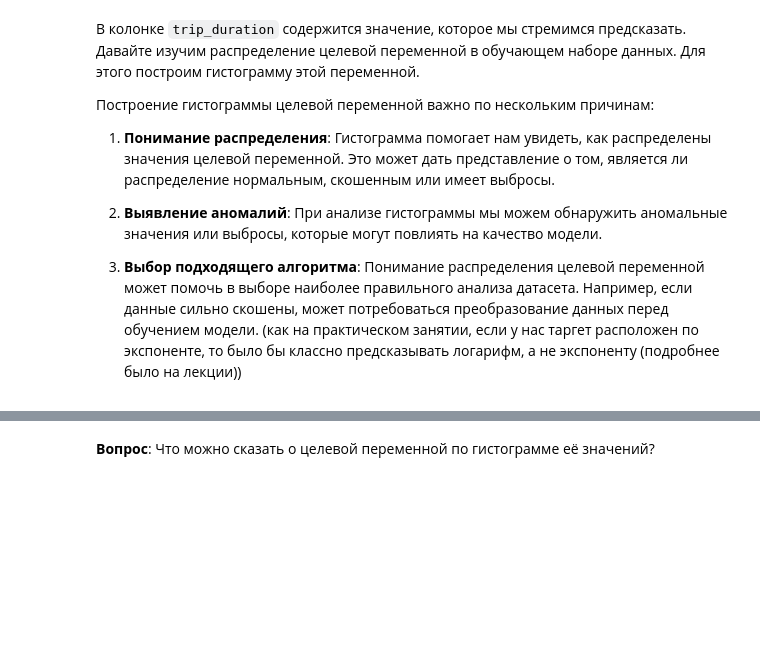
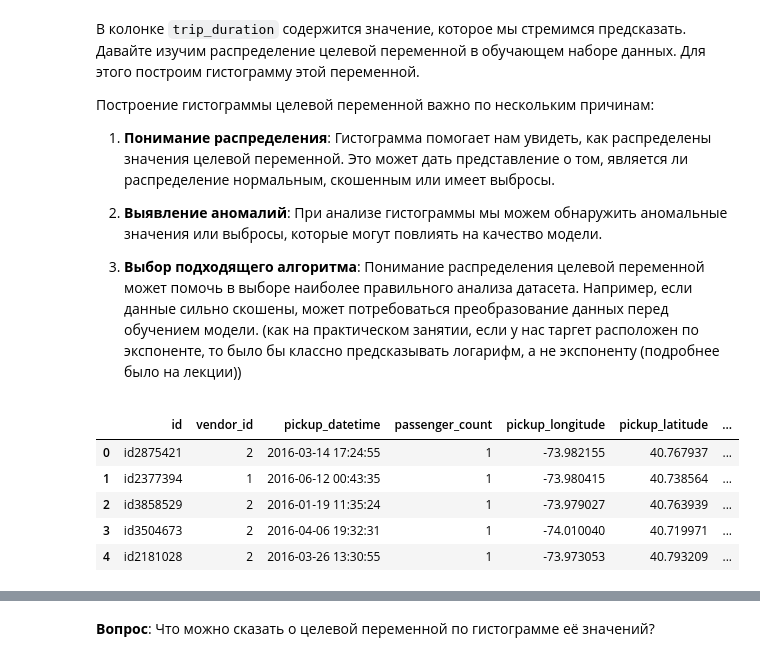
Before and after one commit to diwwae/MatModSchool, a Jupyter notebook: Мат_мод_Учебный_кейс_ipynb.ipynb, the cells around one changed output, grey strips where cells are left out. Cells and saved outputs as stored; diff of their text form; code cells hidden in the pictures; blank space fills up the shorter version.

```diff
--- a/Мат_мод_Учебный_кейс_ipynb.ipynb
+++ b/Мат_мод_Учебный_кейс_ipynb.ipynb
@@ -48,5 +50,14 @@ train_data = train_data.drop(columns=["pickup_datetime"])
 2. **Выявление аномалий**: При анализе гистограммы мы можем обнаружить аномальные значения или выбросы, которые могут повлиять на качество модели.
 
 3. **Выбор подходящего алгоритма**: Понимание распределения целевой переменной может помочь в выборе наиболее правильного анализа датасета. Например, если данные сильно скошены, может потребоваться преобразование данных перед обучением модели. (как на практическом занятии, если у нас таргет расположен по экспоненте, то было бы классно предсказывать логарифм, а не экспоненту (подробнее было на лекции))
+# %%
+train_data.head()
+# %% [output]
+|  | id | vendor_id | pickup_datetime | passenger_count | pickup_longitude | pickup_latitude | ... |
+| 0 | id2875421 | 2 | 2016-03-14 17:24:55 | 1 | -73.982155 | 40.767937 | ... |
+| 1 | id2377394 | 1 | 2016-06-12 00:43:35 | 1 | -73.980415 | 40.738564 | ... |
+| 2 | id3858529 | 2 | 2016-01-19 11:35:24 | 1 | -73.979027 | 40.763939 | ... |
+| 3 | id3504673 | 2 | 2016-04-06 19:32:31 | 1 | -74.010040 | 40.719971 | ... |
+| 4 | id2181028 | 2 | 2016-03-26 13:30:55 | 1 | -73.973053 | 40.793209 | ... |
 # %%
 #╰( ͡☉ ͜ʖ ͡☉ )つ──☆*:・ﾟ   ฅ^•ﻌ•^ฅ   ʕ•ᴥ•ʔ
```
Also changed, not shown: parts of 6 cells of this notebook, 1 other file.
